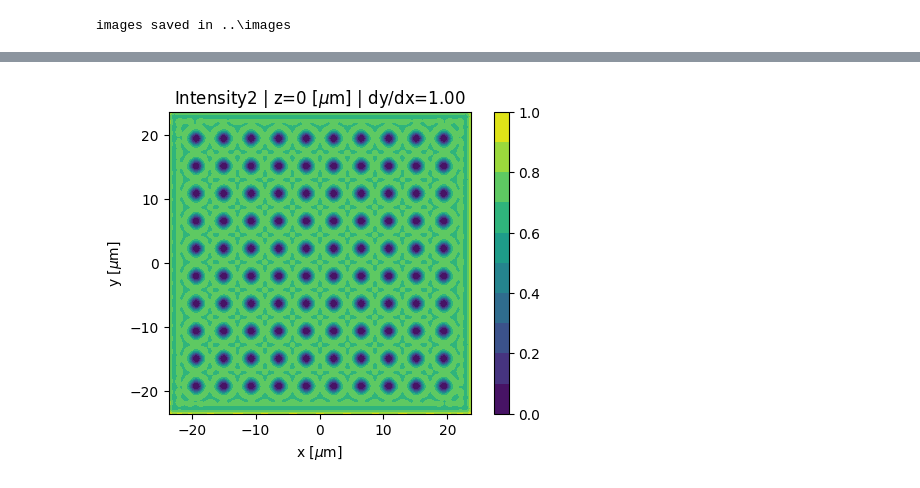
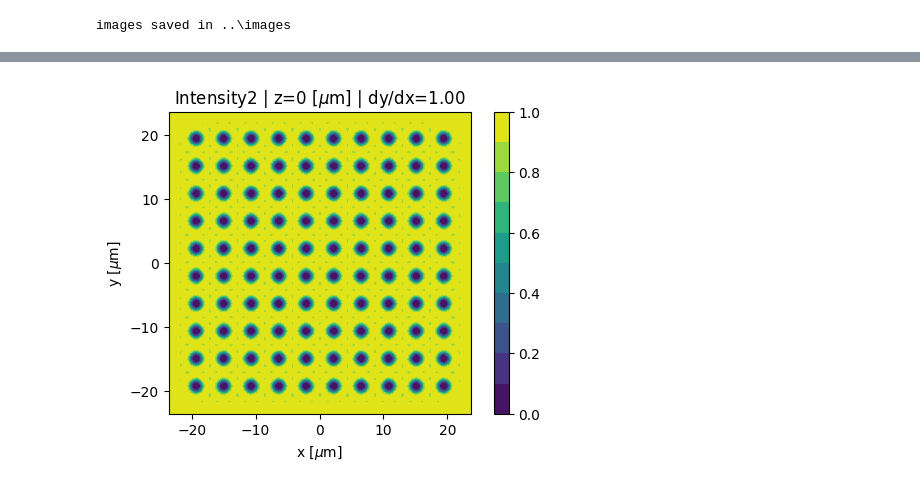
Before and after one commit to prhuft/fourier-optics, a Jupyter notebook: gba/spectrally_incoherent_gba.ipynb, the cells around one changed output, grey strips where cells are left out. Cells and saved outputs as stored; diff of their text form; code cells hidden in the pictures.

Commit message:
monochromatic dark array sanity check

```diff
--- a/gba/spectrally_incoherent_gba.ipynb
+++ b/gba/spectrally_incoherent_gba.ipynb
@@ -57,56 +42,71 @@ Text(0, 0.5, 'Amplitude')
 # %%
 # single component propagation sanity check
-
-lmbda = 8.05e-7
-nu0 = c/lmbda
-dnu = 1e6 # full-width half maximum of spectrum
-L = lambda nu: lorentzian(nu, nu0, dnu)
+## physics and lens params
+lmbda = 8.25e-7
 k = 2*pi/lmbda
-
-f1 = 0.5 # lens focal length
+f1 = 0.5 # lens focal length [m]
 f2 = 0.005
 A0 = 1 # input field amplitude
 
-# input mask params
+## input mask params
+r1 = 0.50 # reflectivity of the spots for dark traps. if not applicable, just set to 1. trust me.
+r2 = 1 # dual grid has fully transmitting spots
+
 a = 1e-4 # spot radius
 dx = 4.3*a # grid periodicity
 dy = dx
 b = f1*3.8317/(a*k) # fourier plane filter radius
-xnum1 = ynum1 = 10 # number of grid points in each dimension
+xnum = ynum = 10 # number of grid points in each dimension
 
+## output field Talbot lengths
+Lx2 = f2*dx/f1 # output array periodicity
+Ly2 = f2*dy/f1
+zTalbotx = 2*Lx2**2/lmbda
+zTalboty = 2*Ly2**2/lmbda
+
+## print out parameters
+print(f'b={b:0.6f}, a={a}, dx={dx}, dy={dy}, xnum={xnum}, ynum={ynum}')
+print(f'zTalbotx={zTalbotx:0.6f}, zTalboty={zTalboty:0.6f}')
+
+# build the mask -- backplate and partially transmitting spots
 pts = 1000
 phi_std=None # [rad]
 pos_std=None
 r_aper = .75 # aperture reflectivity
-t_plate = 0.8 # plate transmissivity
-mask, x0pts, w = spot_mask(xnum1, ynum1, a, dx, dy, pts, phi_std=phi_std, pos_std=pos_std, aperture=1-r_aper, plate=t_plate)
+t_plate = 1 # plate transmissivity
+mask, x0pts, w = spot_mask(xnum, ynum, a, dx, dy, pts, phi_std=phi_std, pos_std=pos_std, aperture=1-r_aper, plate=t_plate)
 
 # FOURIER PLANE FIELD -- propogate the field and apply a filter in the Fourier plane
-padding= int(pts/5) #TODO set
+padding = pts//2 # int(3*pts/2) #TODO set
 rr0 = sqrt(x0pts**2 + x0pts.reshape(-1,1)**2)
-field1,x1pts = lens_xform(f1,mask,b,f1,k,x0pts,rr0,padding,masked=False,padval=1)
+field1,x1pts = lens_xform(f1,mask,b,f1,k,x0pts,rr0,padding, masked=False,padval=1)
 
 # OUTPUT FIELD -- propagate field in Fourier plane to z2 behind lens f2
 rr1 = sqrt(x1pts**2 + x1pts.reshape(-1,1)**2)
-z2 = f2 # + zTalbotx #
-field2,x2pts = lens_xform(z2,field1,b,f2,k,x1pts,rr1,padding,masked=True)
+padding = pts//2 #int(3*pts/2)
 
-I2_xy = conjugate(field2)*field2
-if f2 - z2 == 0:
-    I2xy_max = amax(I2_xy)
-I2_xy = I2_xy/I2xy_max
+zvals = [f2, f2 + zTalbotx]
 
-scl = 1e6
-fig, ax = figax(xlabel=r'x [$\mu$m]', ylabel=r'y [$\mu$m]')
-fig.dpi=100
-title = rf'Intensity2 | z={(z2 - f2)*1e6:0.0f} [$\mu$m]'
-title += f' | dy/dx={dy/dx:0.2f}' #Uniform input $\phi$
-# title += '\n Normalized to focal plane intensity'
-ax.set_title(title)
-if f2 - z2 == 0:
-    cax = ax.contourf(x2pts*scl, x2pts*scl, real(I2_xy), levels=linspace(0,1,11))
-else:
-    cax = ax.contourf(x2pts*scl, x2pts*scl, real(I2_xy), levels=linspace(0,1,11))
-# fig.colorbar(cax, ticks=arange(0,1.2,.2))
-fig.colorbar(cax)
+for z2 in zvals:
+
+    field2,x2pts = lens_xform(z2,field1,b,f2,k,x1pts,rr1,padding,masked=True)
+
+    I2_xy = conjugate(field2)*field2
+    if f2 - z2 == 0:
+        I2xy_max = amax(I2_xy)
+    I2_xy = I2_xy/I2xy_max
+
+    scl = 1e6
+    fig, ax = figax(xlabel=r'x [$\mu$m]', ylabel=r'y [$\mu$m]')
+    fig.dpi=100
+    title = rf'Intensity2 | z={(z2 - f2)*1e6:0.0f} [$\mu$m]'
+    title += f' | dy/dx={dy/dx:0.2f}' #Uniform input $\phi$
+    # title += '\n Normalized to focal plane intensity'
+    ax.set_title(title)
+    if f2 - z2 == 0:
+        cax = ax.contourf(x2pts*scl, x2pts*scl, real(I2_xy), levels=linspace(0,1,11))
+    else:
+        cax = ax.contourf(x2pts*scl, x2pts*scl, real(I2_xy), levels=linspace(0,1,11))
+    # fig.colorbar(cax, ticks=arange(0,1.2,.2))
+    fig.colorbar(cax)
 # %% [output]
@@ -119 +121 @@ calculated field2 in 0.43549609184265137 s
-[figure, old version]
+[figure, new version]
```
Also changed, not shown: parts of 13 cells of this notebook, 1 other file.
